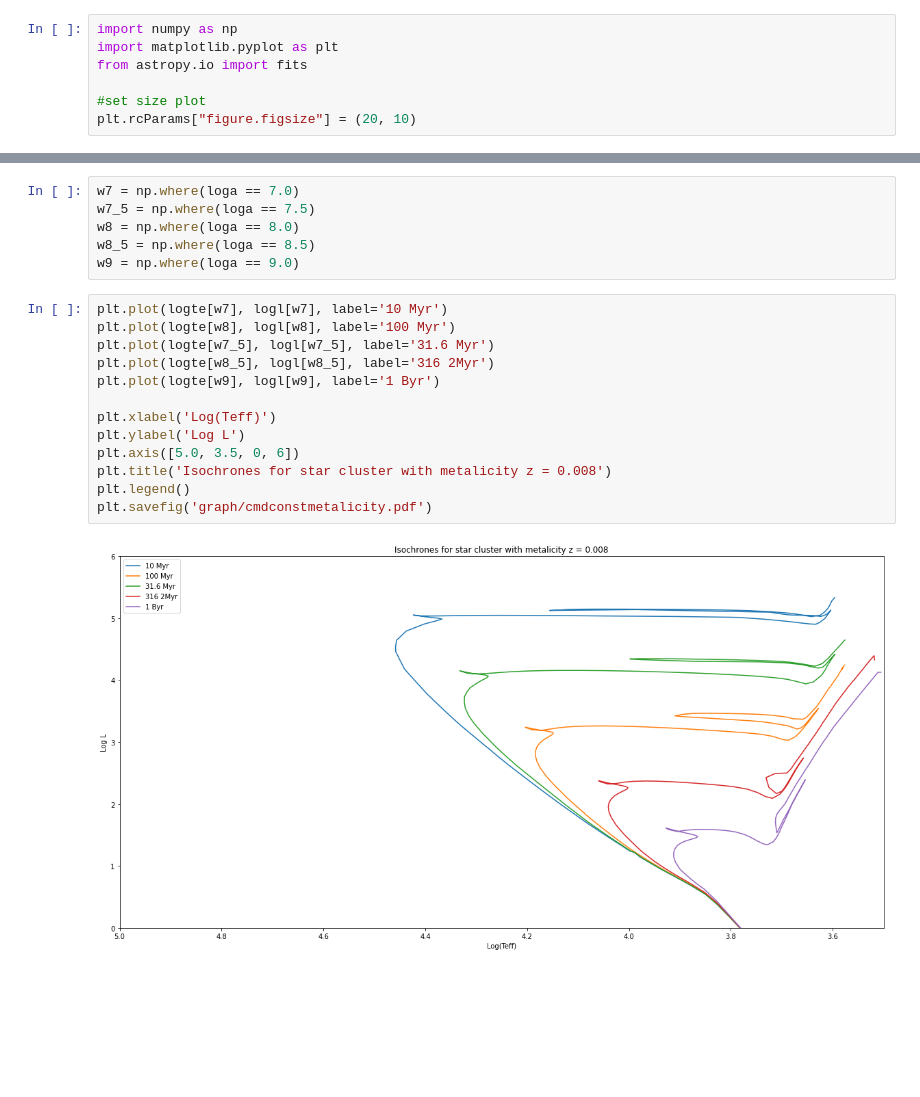
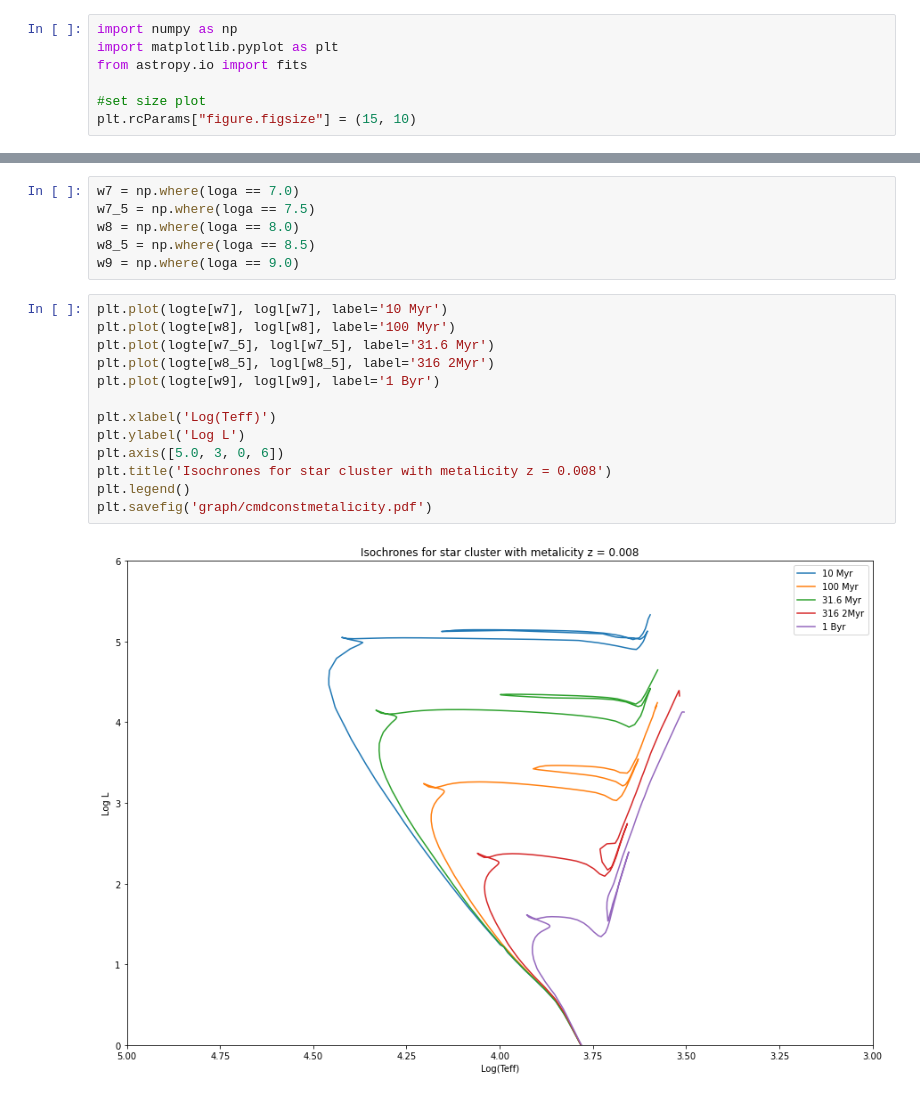
Before and after one commit to JoelsonSartoriJr/study-astrnomy, a Jupyter notebook: color_magnitude/color_magnitude_diagram.ipynb, the cells around one changed output, grey strips where cells are left out. Drawn from its saved outputs; the diff is of its cells as text; blank space fills up the shorter version.

```diff
--- a/color_magnitude/color_magnitude_diagram.ipynb
+++ b/color_magnitude/color_magnitude_diagram.ipynb
@@ -4,7 +4,7 @@ import matplotlib.pyplot as plt
 from astropy.io import fits
 
 #set size plot
-plt.rcParams["figure.figsize"] = (20, 10)
+plt.rcParams["figure.figsize"] = (15, 10)
 # %%
 # Gerating Isochrones http://stev.oapd.inaf.it/cgi-bin/cmd
 loga, logl, logte = np.loadtxt('data/isoc_z008.dat', usecols=(0,3,4), unpack=True)
@@ -17,15 +17,15 @@ w9 = np.where(loga == 9.0)
 # %%
 plt.plot(logte[w7], logl[w7], label='10 Myr')
 plt.plot(logte[w8], logl[w8], label='100 Myr')
 plt.plot(logte[w7_5], logl[w7_5], label='31.6 Myr')
 plt.plot(logte[w8_5], logl[w8_5], label='316 2Myr')
 plt.plot(logte[w9], logl[w9], label='1 Byr')
 
 plt.xlabel('Log(Teff)')
 plt.ylabel('Log L')
-plt.axis([5.0, 3.5, 0, 6])
+plt.axis([5.0, 3, 0, 6])
 plt.title('Isochrones for star cluster with metalicity z = 0.008')
 plt.legend()
 plt.savefig('graph/cmdconstmetalicity.pdf')
 # %% [output]
-[figure, old version]
+[figure, new version]
```
Also changed, not shown: parts of 11 cells of this notebook, 4 other files.
